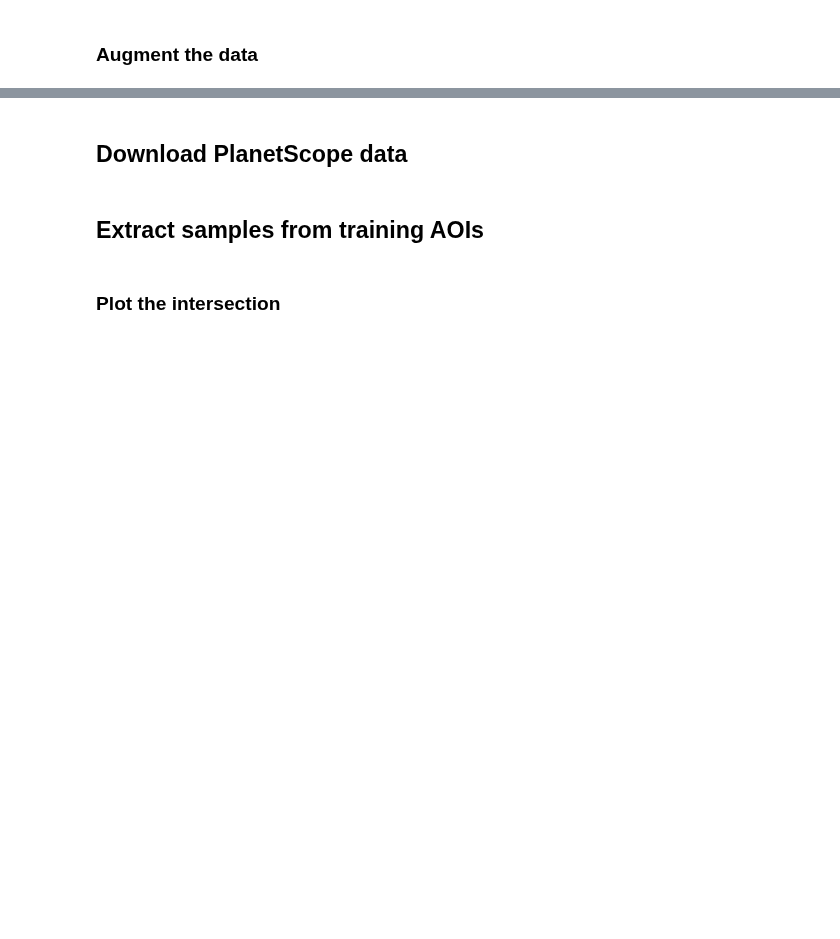
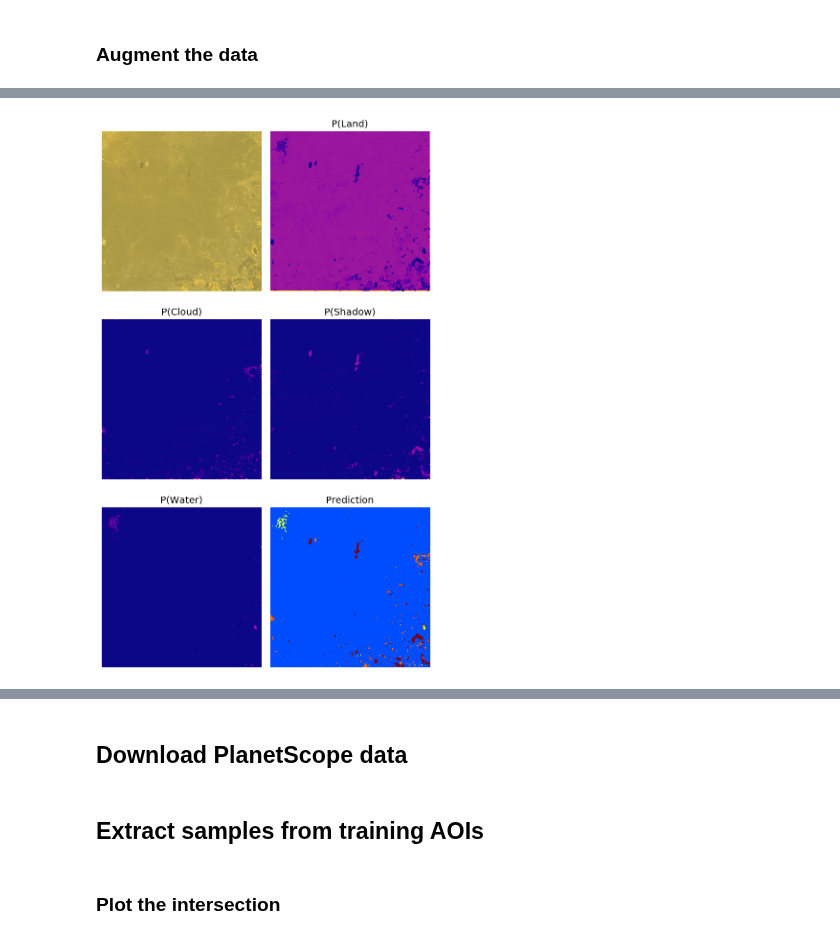
Before and after one commit to jgrss/geowombat, a Jupyter notebook: notebooks/clouds.ipynb, the cells around one changed output, grey strips where cells are left out. Cells and saved outputs as stored; diff of their text form; code cells hidden in the pictures; blank space fills up the shorter version.

```diff
--- a/notebooks/clouds.ipynb
+++ b/notebooks/clouds.ipynb
@@ -192,7 +177,7 @@ ref_crs = "+proj=aea +lat_1=-12 +lat_2=-28 +lat_0=-28 +lon_0=145 +x_0=0 +y_0=0 +
 # vpath = Path('/media/jcgr/data/imagery/google/training/p225r83.shp')
 
 # Sentinel 2
-rpath = Path('/scratch/rsc8/hardtkel/rapidfires/LW')
+rpath = Path('/scratch/rsc4/graesser/temp/s2/grids')
 vpath = Path('/scratch/rsc4/graesser/temp/s2/training/s2_training.shp')
 
 # Global fields
@@ -201,4 +186,5 @@ vpath = Path('/scratch/rsc4/graesser/temp/s2/training/s2_training.shp')
 
 df = gpd.read_file(vpath.as_posix())
 
-df.head()
+print(df.head(3))
+print(df.shape)
@@ -574,0 +417,79 @@ plt.show()
+# %%
+pred_c = pred.copy()
+for pidx, pred_layer in enumerate(pred):
+    pred_layer = moving_window(pred_layer,
+                               statistic='plr',
+                               window_size=5,
+                               weights=None,
+                               iterations=1)
+    for pidxs, pred_layer_sub in enumerate(pred_layer):
+        pred_layer[pidxs] = cv2.bilateralFilter(np.float32(pred_layer_sub), 3, 1.0, 1.0)
+    pred_c[pidx] = pred_layer
+# %%
+fig, axes = plt.subplots(3, 2, dpi=120, figsize=(6, 10))
+
+tplot = 3
+
+classes = ['l', 'u', 'w', 'c', 's']
+
+# Time n, mean over bands
+# rgb = np.squeeze(test[tplot].copy())
+# rgb = rescale_intensity(rgb, out_range=(np.percentile(rgb, 5), np.percentile(rgb, 95)))
+
+rgb = sat_bands[tplot][:3].copy()
+for i in range(0, 3):
+    rgb[i] = rescale_intensity(rgb[i], out_range=(np.percentile(rgb[i], 5), np.percentile(rgb[i], 95)))
+rgb = rgb.transpose(1, 2, 0)
+rgb = rgb[..., ::-1]
+
+rgb /= rgb.max()
+
+axes[0][0].imshow(rgb)
+axes[0][0].axis('off')
+
+# Time n, predicted probabilities for class k
+axes[0][1].imshow(pred_c[tplot][classes.index('l')], vmin=0, vmax=1, cmap='plasma')
+axes[0][1].set_title('P(Land)')
+axes[0][1].axis('off')
+
+axes[1][0].imshow(pred_c[tplot][classes.index('c')], vmin=0, vmax=1, cmap='plasma')
+axes[1][0].set_title('P(Cloud)')
+axes[1][0].axis('off')
+
+axes[1][1].imshow(pred_c[tplot][classes.index('s')], vmin=0, vmax=1, cmap='plasma')
+axes[1][1].set_title('P(Shadow)')
+axes[1][1].axis('off')
+
+axes[2][0].imshow(pred_c[tplot][classes.index('w')], vmin=0, vmax=1, cmap='plasma')
+axes[2][0].set_title('P(Water)')
+axes[2][0].axis('off')
+
+# pred_int = np.where(pred[tplot][classes.index('c')] >= pthresh, 1,
+#                     np.where(pred[tplot][classes.index('s')] >= pthresh, 2, 0))
+
+pred_int = pred_c[tplot].argmax(axis=0) + 1
+
+# pred_int = np.where((amax == classes.index('c')) & (pred[tplot][classes.index('c')] > pthresh), 1,
+#                     np.where((amax == classes.index('s')) & (pred[tplot][classes.index('s')] > pthresh), 2, 0))
+
+kernel_cross = np.array([[0, 1, 0], [1, 1, 1], [0, 1, 0]], dtype='uint8')
+kernel_square = np.array([[1, 1, 1], [1, 1, 1], [1, 1, 1]], dtype='uint8')
+
+pred_int = pymorph.closerec(pymorph.closerec(pred_int,
+                                             Bdil=pymorph.secross(r=3),
+                                             Bc=pymorph.secross(r=1)),
+                            Bdil=pymorph.secross(r=2),
+                            Bc=pymorph.secross(r=1))
+
+# pred_int = cv2.erode(np.uint8(pred_int), kernel_square, iterations=1)
+# pred_int = cv2.dilate(np.uint8(pred_int), kernel_square, iterations=3)
+
+axes[2][1].imshow(pred_int, vmin=0, vmax=5, cmap='jet')
+axes[2][1].set_title('Prediction')
+axes[2][1].axis('off')
+
+plt.tight_layout()
+
+plt.show()
+# %% [output]
+[figure, added]
```
Also changed, not shown: parts of 47 cells of this notebook, 1 other file.
